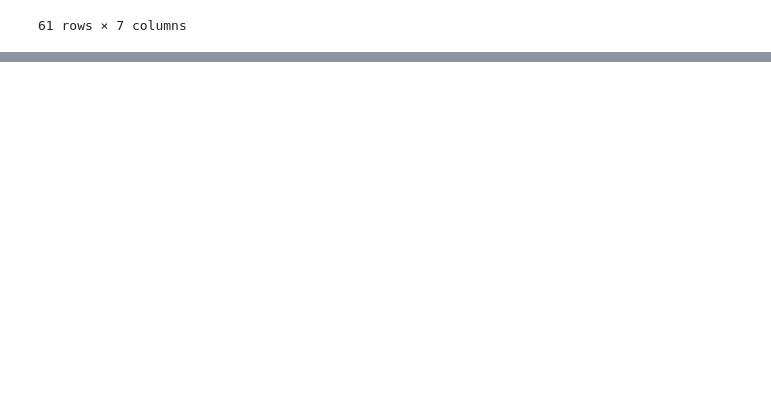
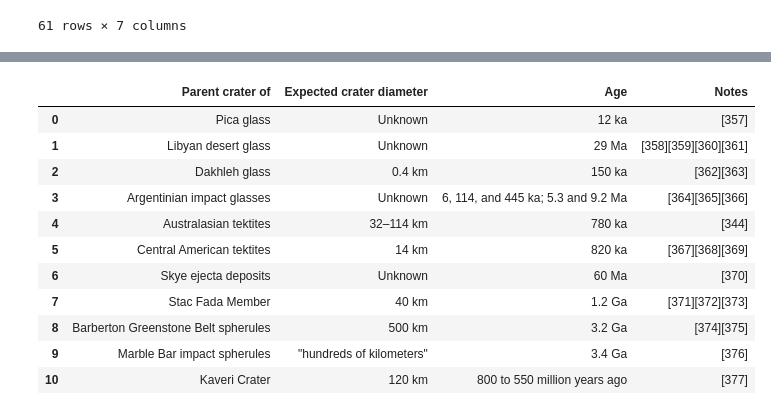
Before and after one commit to domschl/EbookTools, a Jupyter notebook: wiki_exporter.ipynb, the cells around one changed output, grey strips where cells are left out. Saved outputs shown, nothing was run; the diff lists cells and outputs as text; code cells hidden in the pictures; blank space fills up the shorter version.

```diff
--- a/wiki_exporter.ipynb
+++ b/wiki_exporter.ipynb
@@ -420,0 +473,15 @@ for index in range (0, 3):
+# %%
+tables[2]
+# %% [output]
+|  | Parent crater of | Expected crater diameter | Age | Notes |
+| 0 | Pica glass | Unknown | 12 ka | [357] |
+| 1 | Libyan desert glass | Unknown | 29 Ma | [358][359][360][361] |
+| 2 | Dakhleh glass | 0.4 km | 150 ka | [362][363] |
+| 3 | Argentinian impact glasses | Unknown | 6, 114, and 445 ka; 5.3 and 9.2 Ma | [364][365][366] |
+| 4 | Australasian tektites | 32–114 km | 780 ka | [344] |
+| 5 | Central American tektites | 14 km | 820 ka | [367][368][369] |
+| 6 | Skye ejecta deposits | Unknown | 60 Ma | [370] |
+| 7 | Stac Fada Member | 40 km | 1.2 Ga | [371][372][373] |
+| 8 | Barberton Greenstone Belt spherules | 500 km | 3.2 Ga | [374][375] |
+| 9 | Marble Bar impact spherules | "hundreds of kilometers" | 3.4 Ga | [376] |
+| 10 | Kaveri Crater | 120 km | 800 to 550 million years ago | [377] |
```
Also changed, not shown: parts of 7 cells of this notebook.
